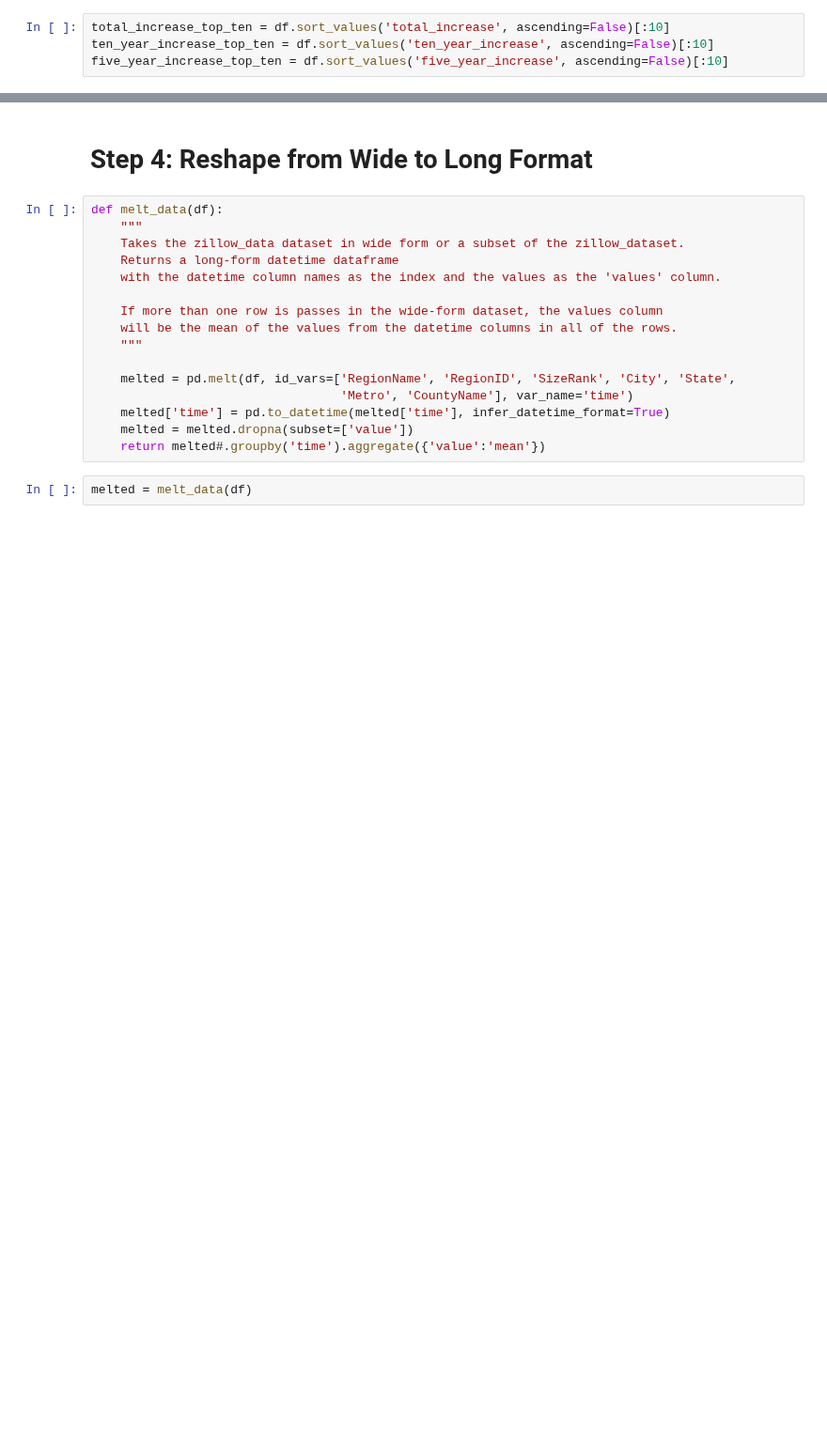
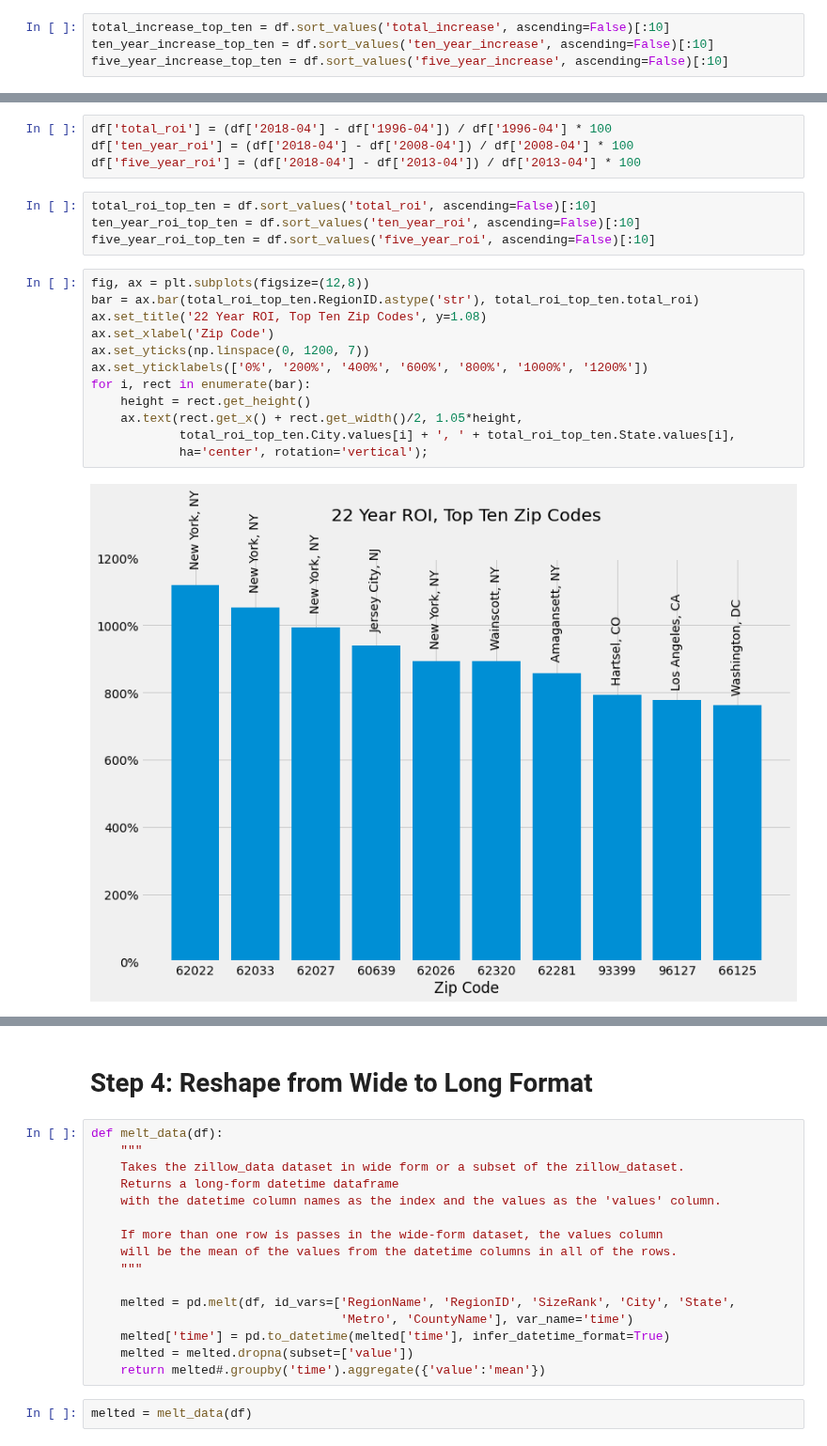
Before and after one commit to fivearm/Phase_4_Project, a Jupyter notebook: ben_notebook.ipynb, the cells around one changed output, grey strips where cells are left out. Shown at 94% size. Saved outputs shown, nothing was run; the diff lists cells and outputs as text; blank space fills up the shorter version.

```diff
--- a/ben_notebook.ipynb
+++ b/ben_notebook.ipynb
@@ -176,0 +185,22 @@ for i, rect in enumerate(bar):
+# %%
+df['total_roi'] = (df['2018-04'] - df['1996-04']) / df['1996-04'] * 100
+df['ten_year_roi'] = (df['2018-04'] - df['2008-04']) / df['2008-04'] * 100
+df['five_year_roi'] = (df['2018-04'] - df['2013-04']) / df['2013-04'] * 100
+# %%
+total_roi_top_ten = df.sort_values('total_roi', ascending=False)[:10]
+ten_year_roi_top_ten = df.sort_values('ten_year_roi', ascending=False)[:10]
+five_year_roi_top_ten = df.sort_values('five_year_roi', ascending=False)[:10]
+# %%
+fig, ax = plt.subplots(figsize=(12,8))
+bar = ax.bar(total_roi_top_ten.RegionID.astype('str'), total_roi_top_ten.total_roi)
+ax.set_title('22 Year ROI, Top Ten Zip Codes', y=1.08)
+ax.set_xlabel('Zip Code')
+ax.set_yticks(np.linspace(0, 1200, 7))
+ax.set_yticklabels(['0%', '200%', '400%', '600%', '800%', '1000%', '1200%'])
+for i, rect in enumerate(bar):
+    height = rect.get_height()
+    ax.text(rect.get_x() + rect.get_width()/2, 1.05*height,
+            total_roi_top_ten.City.values[i] + ', ' + total_roi_top_ten.State.values[i],
+            ha='center', rotation='vertical');
+# %% [output]
+[figure, added]
```
Also changed, not shown: parts of 11 cells of this notebook.
